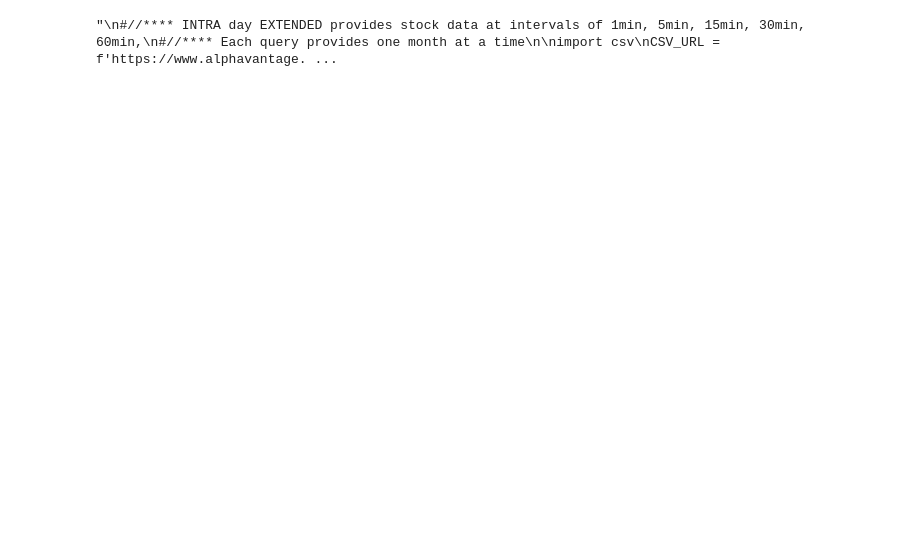
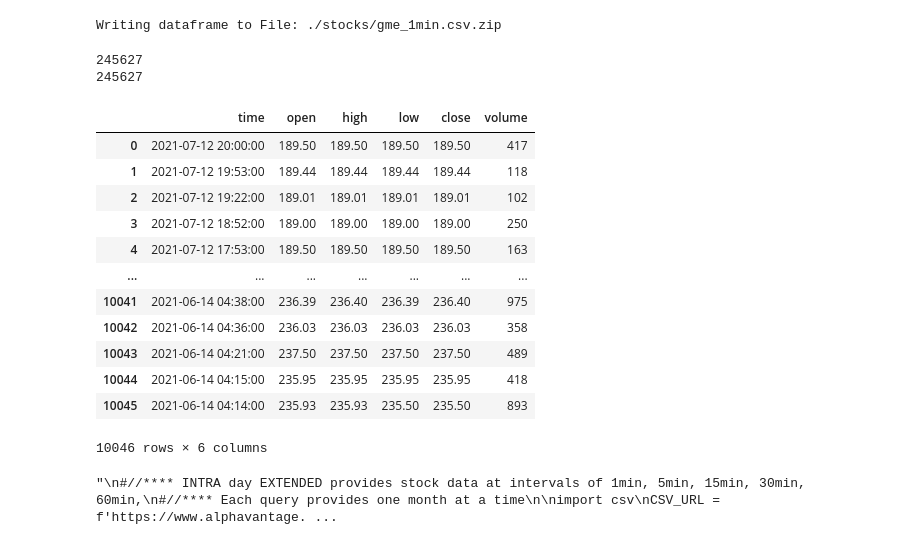
Before and after one commit to kstoneburner/DSC630_TermProject, a Jupyter notebook: 1_Scrape_Stocks.ipynb, the cells around one changed output. Saved outputs shown, nothing was run; the diff lists cells and outputs as text; code cells hidden in the pictures; blank space fills up the shorter version.

Commit message:
Updated Scraper to get 1min stocks

```diff
--- a/1_Scrape_Stocks.ipynb
+++ b/1_Scrape_Stocks.ipynb
@@ -8,6 +8,7 @@ import requests
 import time
 import pandas as pd
 import platform
+import csv
 
 #//*********************************************************************************
 #//*** Read the API keys from a JSON encoded file
@@ -27,6 +28,9 @@ f.close()
 #//*** Load the Stock Tickers
 f = open(".\\data\\stock_tickers.json", "r")
 symbols = json.loads(f.read())['symbols']
+
+#//*** Just get amc for testing
+symbols = [ "gme" ]
 f.close()
 # %%
 """
@@ -169,4 +238,47 @@ Waiting 20 Seconds
 done
+# %%
+output_filename = f"./stocks/{symbol}_1min.csv.zip"
+
+#//*** Convert Path to Mac formatting if needed
+#if platform.system() == 'Darwin':
+    #output_filename = output_filename.replace("\\","/")
+
+print(f"Writing dataframe to File: {output_filename}")
+out_df.to_csv(output_filename,compression="zip",index=False)
+# %% [output]
+Writing dataframe to File: ./stocks/gme_1min.csv.zip
+# %%
+tdf = pd.read_csv(output_filename)
+print(len(tdf['time'].unique()))
+print(len(tdf))
+# %% [output]
+245627
+245627
+# %%
+f = open("t.csv", "w")
+f.write(r.text)
+f.close()
+
+pd.read_csv("t.csv")
+
+
+#decoded_content = r.decode('utf-8')
+#cr = csv.reader(r.text.splitlines(), delimiter=',')
+#cr
+# %% [output]
+|  | time | open | high | low | close | volume |
+| 0 | 2021-07-12 20:00:00 | 189.50 | 189.50 | 189.50 | 189.50 | 417 |
+| 1 | 2021-07-12 19:53:00 | 189.44 | 189.44 | 189.44 | 189.44 | 118 |
+| 2 | 2021-07-12 19:22:00 | 189.01 | 189.01 | 189.01 | 189.01 | 102 |
+| 3 | 2021-07-12 18:52:00 | 189.00 | 189.00 | 189.00 | 189.00 | 250 |
+| 4 | 2021-07-12 17:53:00 | 189.50 | 189.50 | 189.50 | 189.50 | 163 |
+| ... | ... | ... | ... | ... | ... | ... |
+| 10041 | 2021-06-14 04:38:00 | 236.39 | 236.40 | 236.39 | 236.40 | 975 |
+| 10042 | 2021-06-14 04:36:00 | 236.03 | 236.03 | 236.03 | 236.03 | 358 |
+| 10043 | 2021-06-14 04:21:00 | 237.50 | 237.50 | 237.50 | 237.50 | 489 |
+| 10044 | 2021-06-14 04:15:00 | 235.95 | 235.95 | 235.95 | 235.95 | 418 |
+| 10045 | 2021-06-14 04:14:00 | 235.93 | 235.93 | 235.50 | 235.50 | 893 |
+10046 rows × 6 columns
 # %%
 """
 #//**** INTRA day EXTENDED provides stock data at intervals of 1min, 5min, 15min, 30min, 60min,
```
Also changed, not shown: parts of 1 cell of this notebook, 5 other files.
